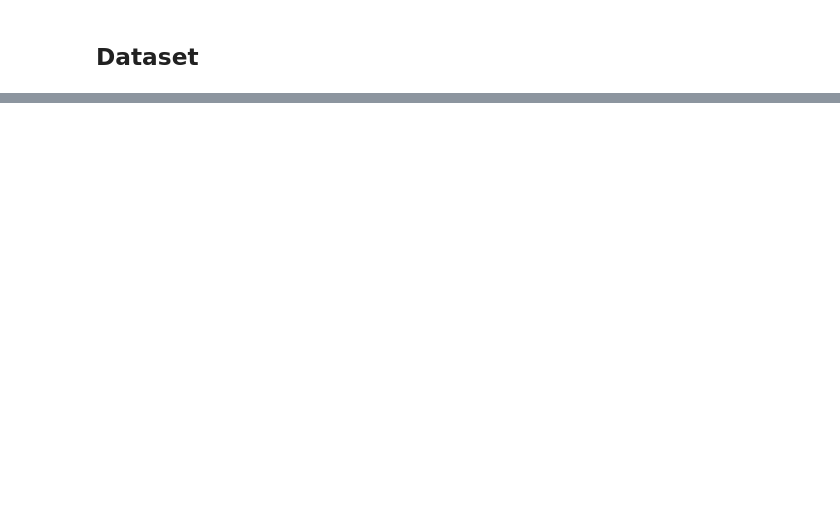
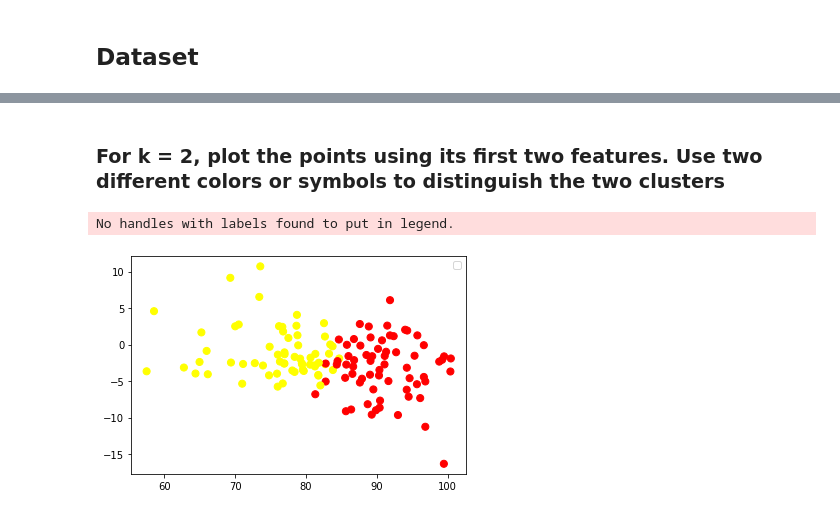
Before and after one commit to GuanSuns/Statistical-Machine-Learning, a Jupyter notebook: K-Means.ipynb, the cells around one changed output, grey strips where cells are left out. Saved outputs shown, nothing was run; the diff lists cells and outputs as text; code cells hidden in the pictures; blank space fills up the shorter version.

```diff
--- a/K-Means.ipynb
+++ b/K-Means.ipynb
@@ -123,0 +171,11 @@ Converged!
+# %% [markdown]
+### For k = 2, plot the points using its first two features. Use two different colors or symbols to distinguish the two clusters
+# %%
+def plot_two_features(data, r):
+    plt.scatter(data[:, 0], data[:, 1], c=r, s=50, cmap='autumn')
+    plt.title('k = 2')
+
+plot_two_features(data_x, r_log[0])
+# %% [output]
+No handles with labels found to put in legend.
+[figure, added]
```
Also changed, not shown: parts of 16 cells of this notebook, 1 other file.
